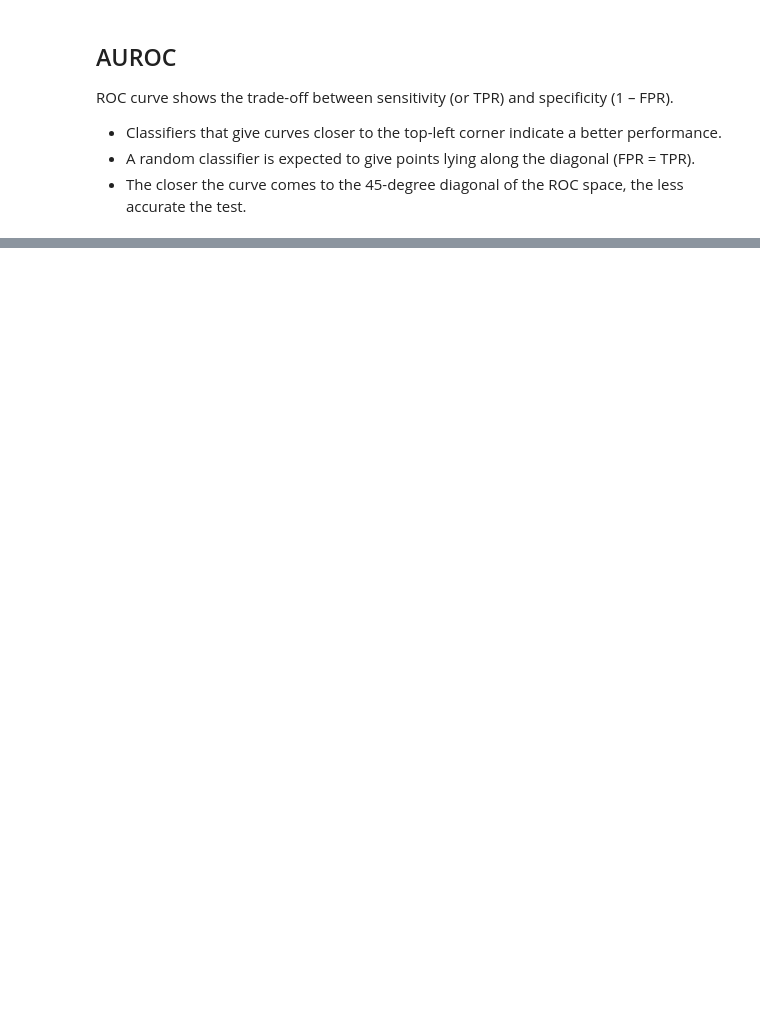
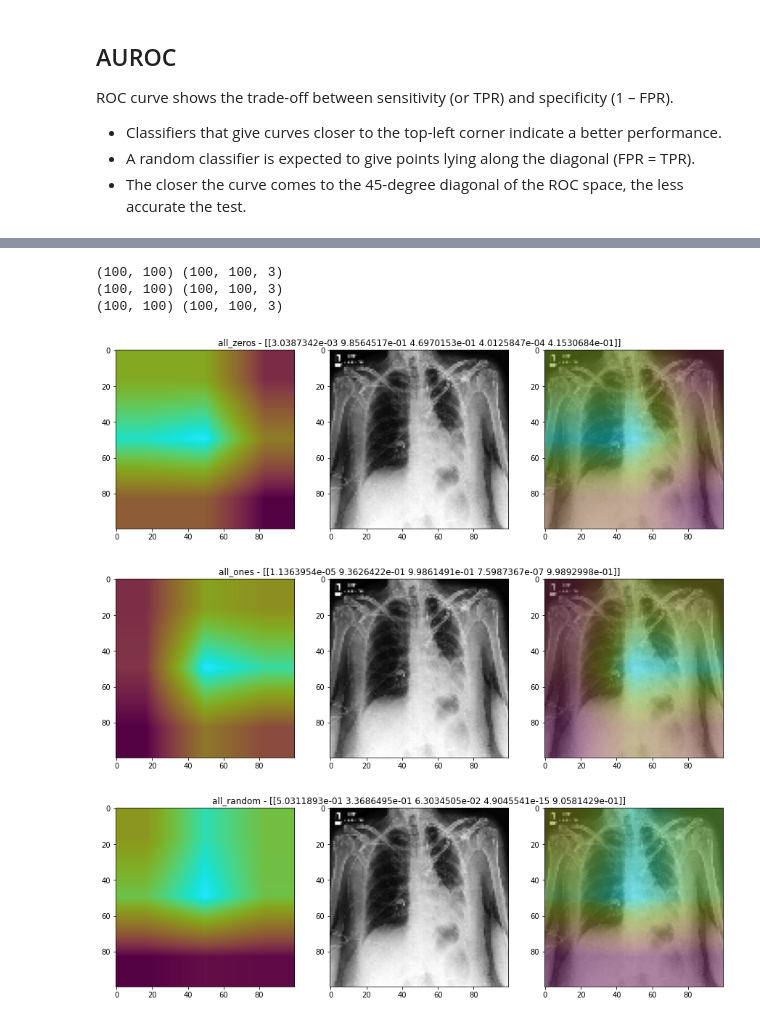
Before and after one commit to vassilispapadop/chexpert, a Jupyter notebook: CheXpert-nb-small.ipynb, the cells around one changed output, grey strips where cells are left out. Cells and saved outputs as stored; diff of their text form; code cells hidden in the pictures; blank space fills up the shorter version.

Commit message:
added GRAD-CAM

```diff
--- a/CheXpert-nb-small.ipynb
+++ b/CheXpert-nb-small.ipynb
@@ -499,0 +608,29 @@ Evaluating AUROC for case all_random
+# %%
+for case in dataset_cases:
+  image = case.test_generator[0][0]
+  model = case.model
+  prediction = model.predict(image)
+  i = np.argmax(prediction[0])
+  # print(prediction)
+
+  icam = GradCAM(model, i, 'conv5_block16_2_conv')  # efnet'block5c_project_conv'
+  heatmap = icam.compute_heatmap(image)
+  heatmap = cv2.resize(heatmap, input_size)
+
+  image = cv2.imread(test_image)
+  image = cv2.resize(image, input_size)
+  print(heatmap.shape, image.shape)
+  (heatmap, output) = icam.overlay_heatmap(heatmap, image, alpha=0.5)
+
+  fig, ax = plt.subplots(1, 3)
+  ax[1].set_title(f'{case.test_case} - {prediction}')
+  ax[0].imshow(heatmap)
+  ax[1].imshow(image)
+  ax[2].imshow(output)
+# %% [output]
+(100, 100) (100, 100, 3)
+(100, 100) (100, 100, 3)
+(100, 100) (100, 100, 3)
+[figure, added]
+[figure, added]
+[figure, added]
```
Also changed, not shown: parts of 15 cells of this notebook.
